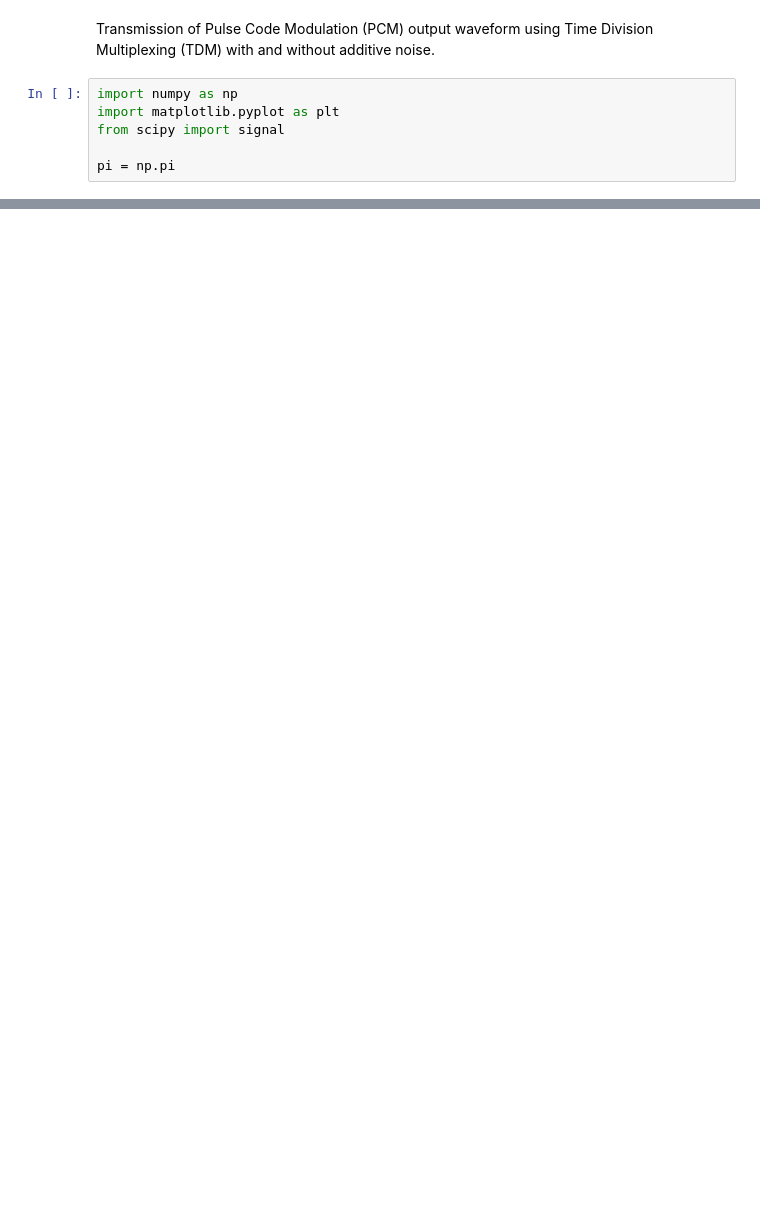
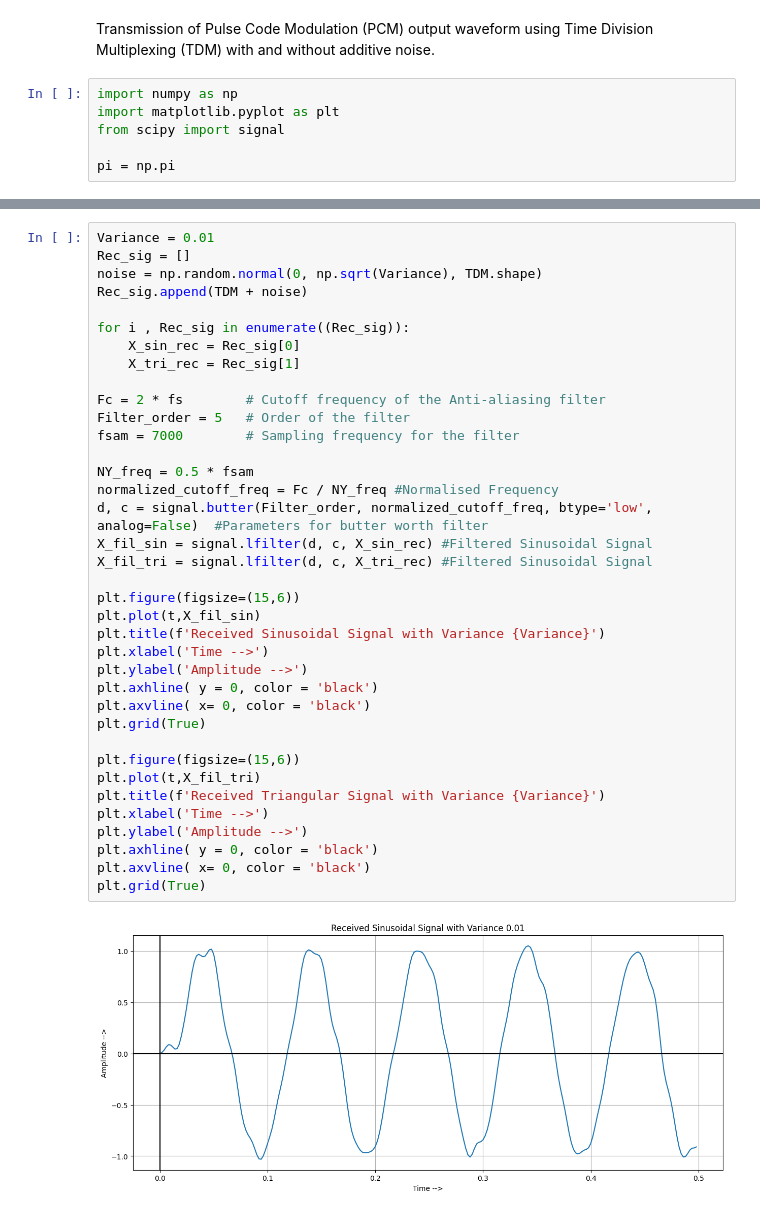
Before and after one commit to ParasKore2003/Digital-Communication-Lab, a Jupyter notebook: Digital Communication/Assignment/Assignment3.ipynb, the cells around one changed output, grey strips where cells are left out. Drawn from its saved outputs; the diff is of its cells as text; blank space fills up the shorter version.

```diff
--- a/Digital Communication/Assignment/Assignment3.ipynb
+++ b/Digital Communication/Assignment/Assignment3.ipynb
@@ -65,0 +98,39 @@ plt.plot(t, filtered_signal)
+# %%
+Variance = 0.01
+Rec_sig = []
+noise = np.random.normal(0, np.sqrt(Variance), TDM.shape)
+Rec_sig.append(TDM + noise)
+
+for i , Rec_sig in enumerate((Rec_sig)):
+    X_sin_rec = Rec_sig[0]
+    X_tri_rec = Rec_sig[1]
+
+Fc = 2 * fs        # Cutoff frequency of the Anti-aliasing filter
+Filter_order = 5   # Order of the filter
+fsam = 7000        # Sampling frequency for the filter
+
+NY_freq = 0.5 * fsam
+normalized_cutoff_freq = Fc / NY_freq #Normalised Frequency
+d, c = signal.butter(Filter_order, normalized_cutoff_freq, btype='low', analog=False)  #Parameters for butter worth filter
+X_fil_sin = signal.lfilter(d, c, X_sin_rec) #Filtered Sinusoidal Signal
+X_fil_tri = signal.lfilter(d, c, X_tri_rec) #Filtered Sinusoidal Signal
+
+plt.figure(figsize=(15,6))
+plt.plot(t,X_fil_sin)
+plt.title(f'Received Sinusoidal Signal with Variance {Variance}')
+plt.xlabel('Time -->')
+plt.ylabel('Amplitude -->')
+plt.axhline( y = 0, color = 'black')
+plt.axvline( x= 0, color = 'black')
+plt.grid(True)
+
+plt.figure(figsize=(15,6))
+plt.plot(t,X_fil_tri)
+plt.title(f'Received Triangular Signal with Variance {Variance}')
+plt.xlabel('Time -->')
+plt.ylabel('Amplitude -->')
+plt.axhline( y = 0, color = 'black')
+plt.axvline( x= 0, color = 'black')
+plt.grid(True)
+# %% [output]
+[figure, added]
```
Also changed, not shown: parts of 7 cells of this notebook, 1 other file.
